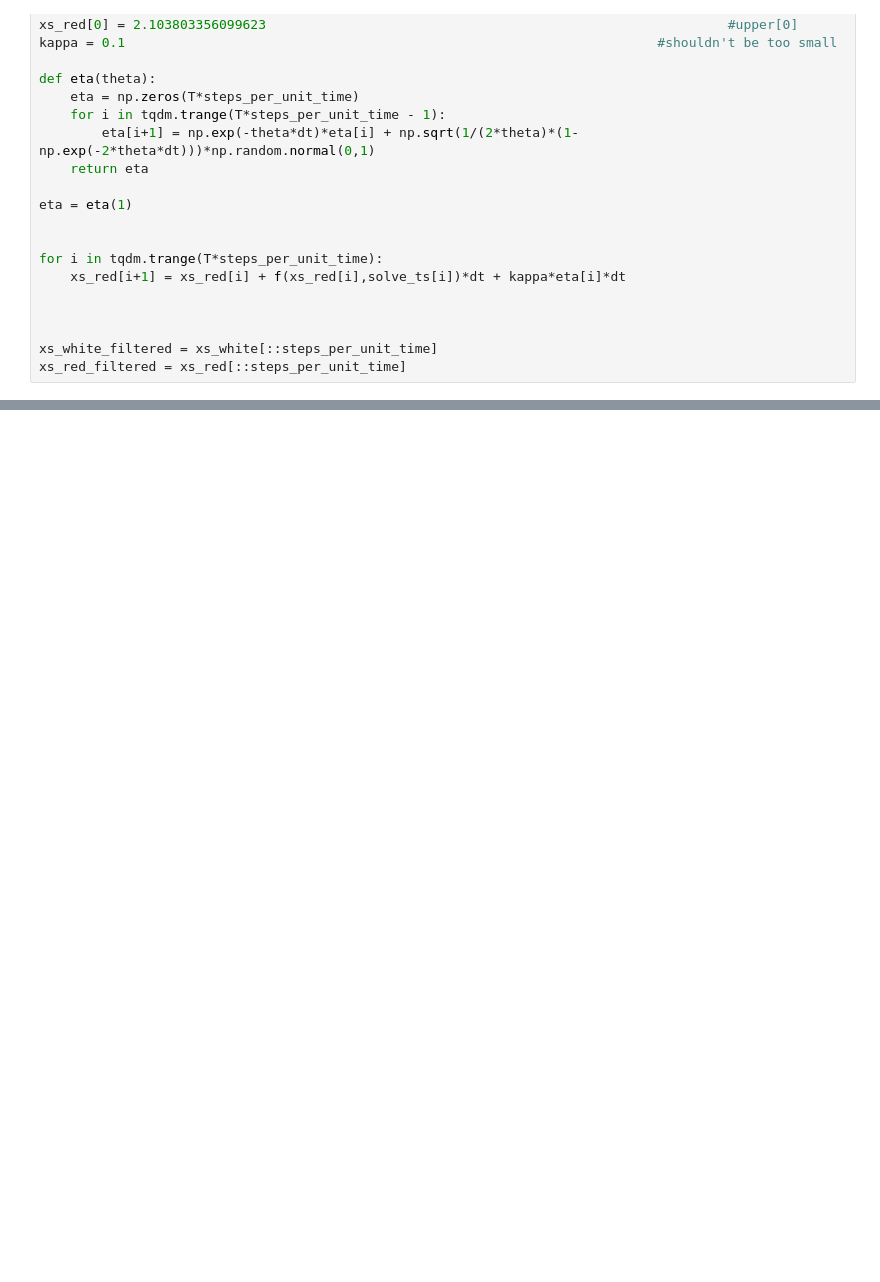
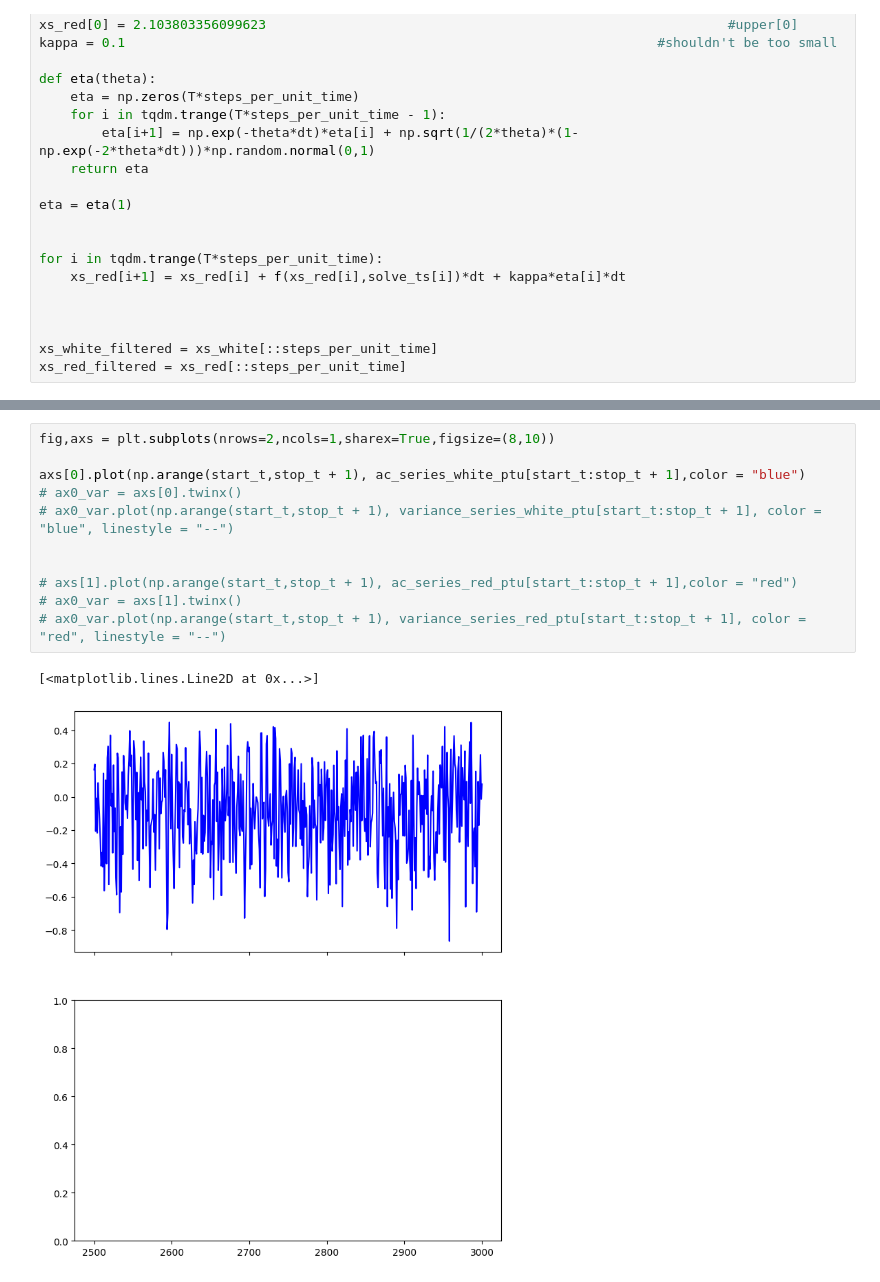
Before and after one commit to j-dichgans/Bachelor-Thesis, a Jupyter notebook: clarke_fig_1_f_dynamics.ipynb, the cells around one changed output, grey strips where cells are left out. Drawn from its saved outputs; the diff is of its cells as text; blank space fills up the shorter version.

```diff
--- a/clarke_fig_1_f_dynamics.ipynb
+++ b/clarke_fig_1_f_dynamics.ipynb
@@ -156,0 +172,14 @@ log_ac_red = np.log(np.abs(ac_series_red))
+# %%
+fig,axs = plt.subplots(nrows=2,ncols=1,sharex=True,figsize=(8,10))
+
+axs[0].plot(np.arange(start_t,stop_t + 1), ac_series_white_ptu[start_t:stop_t + 1],color = "blue")
+# ax0_var = axs[0].twinx()
+# ax0_var.plot(np.arange(start_t,stop_t + 1), variance_series_white_ptu[start_t:stop_t + 1], color = "blue", linestyle = "--")
+
+
+# axs[1].plot(np.arange(start_t,stop_t + 1), ac_series_red_ptu[start_t:stop_t + 1],color = "red")
+# ax0_var = axs[1].twinx()
+# ax0_var.plot(np.arange(start_t,stop_t + 1), variance_series_red_ptu[start_t:stop_t + 1], color = "red", linestyle = "--")
+# %% [output]
+[<matplotlib.lines.Line2D at 0x...>]
+[figure, added]
```
Also changed, not shown: parts of 11 cells of this notebook.
